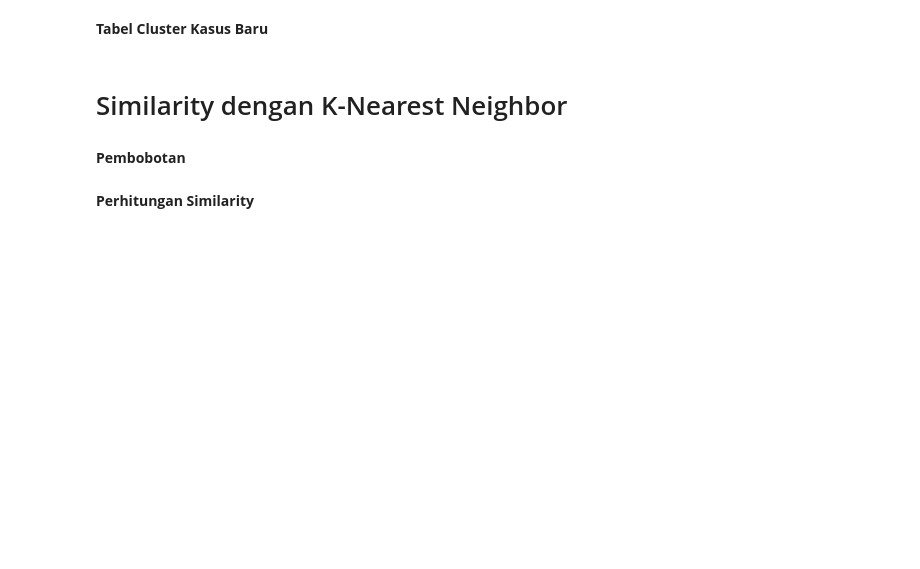
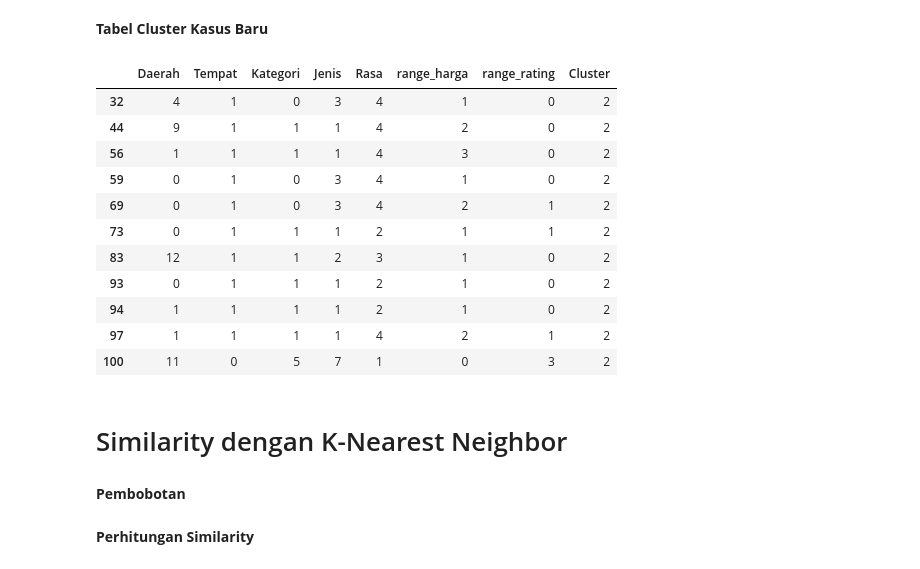
Before and after one commit to PutraPrasetya/balkunBE, a Jupyter notebook: CBR_Restaurant.ipynb, the cells around one changed output. Cells and saved outputs as stored; diff of their text form; code cells hidden in the pictures; blank space fills up the shorter version.

```diff
--- a/CBR_Restaurant.ipynb
+++ b/CBR_Restaurant.ipynb
@@ -249,7 +239,21 @@ Clstr = int(Clstr['Cluster'])
 **Tabel Cluster Kasus Baru**
 # %%
 restaurant['Cluster']=restaurant['Cluster'].astype('int32')
-newCluster = restaurant.loc[restaurant["Cluster"] == Clstr]
+newCluster = restaurant.loc[restaurant["Cluster"] == minpos]
+newCluster
+# %% [output]
+|  | Daerah | Tempat | Kategori | Jenis | Rasa | range_harga | range_rating | Cluster |
+| 32 | 4 | 1 | 0 | 3 | 4 | 1 | 0 | 2 |
+| 44 | 9 | 1 | 1 | 1 | 4 | 2 | 0 | 2 |
+| 56 | 1 | 1 | 1 | 1 | 4 | 3 | 0 | 2 |
+| 59 | 0 | 1 | 0 | 3 | 4 | 1 | 0 | 2 |
+| 69 | 0 | 1 | 0 | 3 | 4 | 2 | 1 | 2 |
+| 73 | 0 | 1 | 1 | 1 | 2 | 1 | 1 | 2 |
+| 83 | 12 | 1 | 1 | 2 | 3 | 1 | 0 | 2 |
+| 93 | 0 | 1 | 1 | 1 | 2 | 1 | 0 | 2 |
+| 94 | 1 | 1 | 1 | 1 | 2 | 1 | 0 | 2 |
+| 97 | 1 | 1 | 1 | 1 | 4 | 2 | 1 | 2 |
+| 100 | 11 | 0 | 5 | 7 | 1 | 0 | 3 | 2 |
 # %% [markdown]
 # Similarity dengan K-Nearest Neighbor
 # %% [markdown]
```
Also changed, not shown: parts of 8 cells of this notebook.
